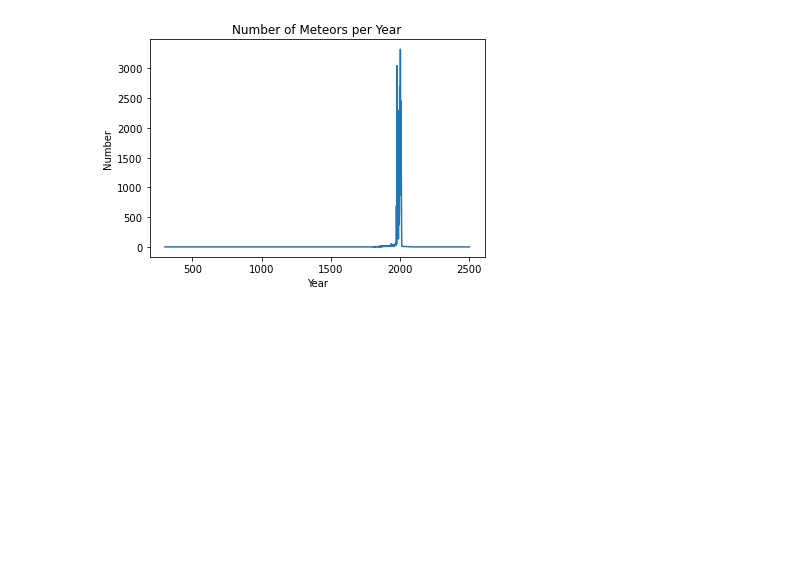
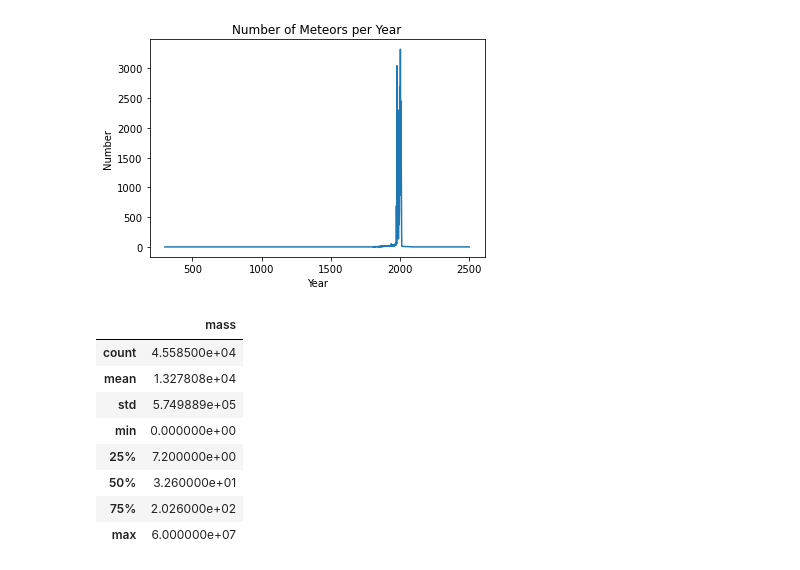
Before and after one commit to wagneree193/erin-obrien.github.io, a Jupyter notebook: Meteor.ipynb, the cells around one changed output. Drawn from its saved outputs; the diff is of its cells as text; code cells hidden in the pictures; blank space fills up the shorter version.

```diff
--- a/Meteor.ipynb
+++ b/Meteor.ipynb
@@ -107,3 +107,16 @@ year_number.plot(kind = "line", title = "Number of Meteors per Year", xlabel = "
 # %% [output]
 <AxesSubplot:title={'center':'Number of Meteors per Year'}, xlabel='Year', ylabel='Number'>
 [figure]
+# %%
+meteor_mass = meteor_data[['mass']].describe()
+meteor_mass
+# %% [output]
+|  | mass |
+| count | 4.558500e+04 |
+| mean | 1.327808e+04 |
+| std | 5.749889e+05 |
+| min | 0.000000e+00 |
+| 25% | 7.200000e+00 |
+| 50% | 3.260000e+01 |
+| 75% | 2.026000e+02 |
+| max | 6.000000e+07 |
```
Also changed, not shown: 10 other files.
